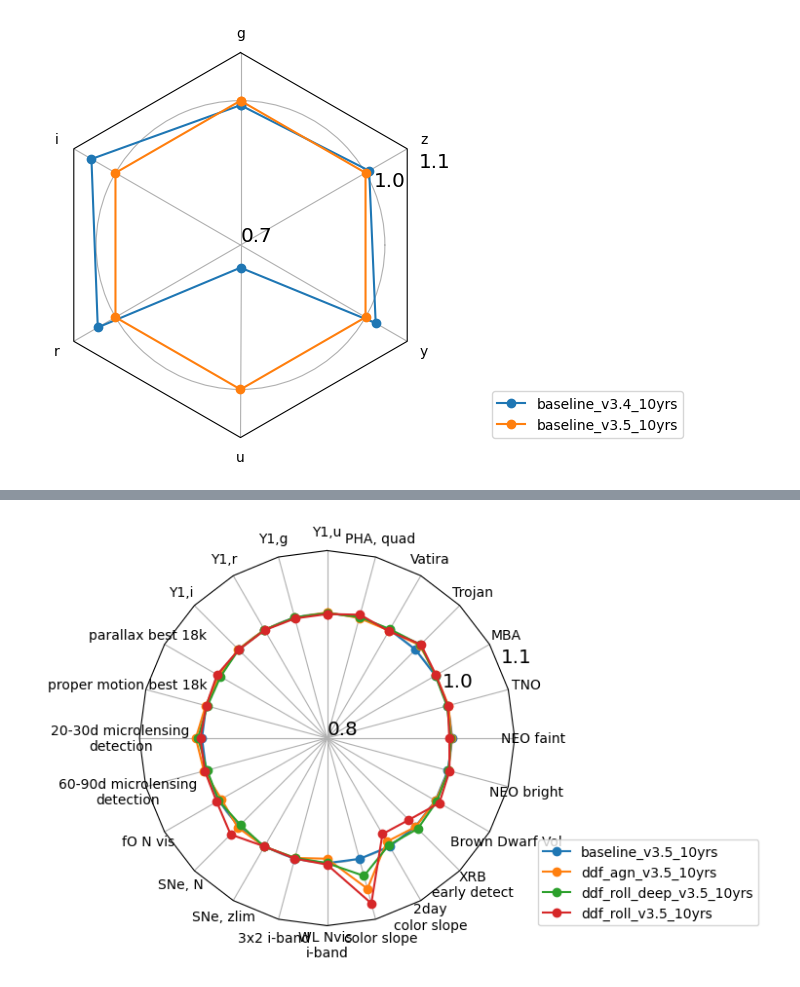
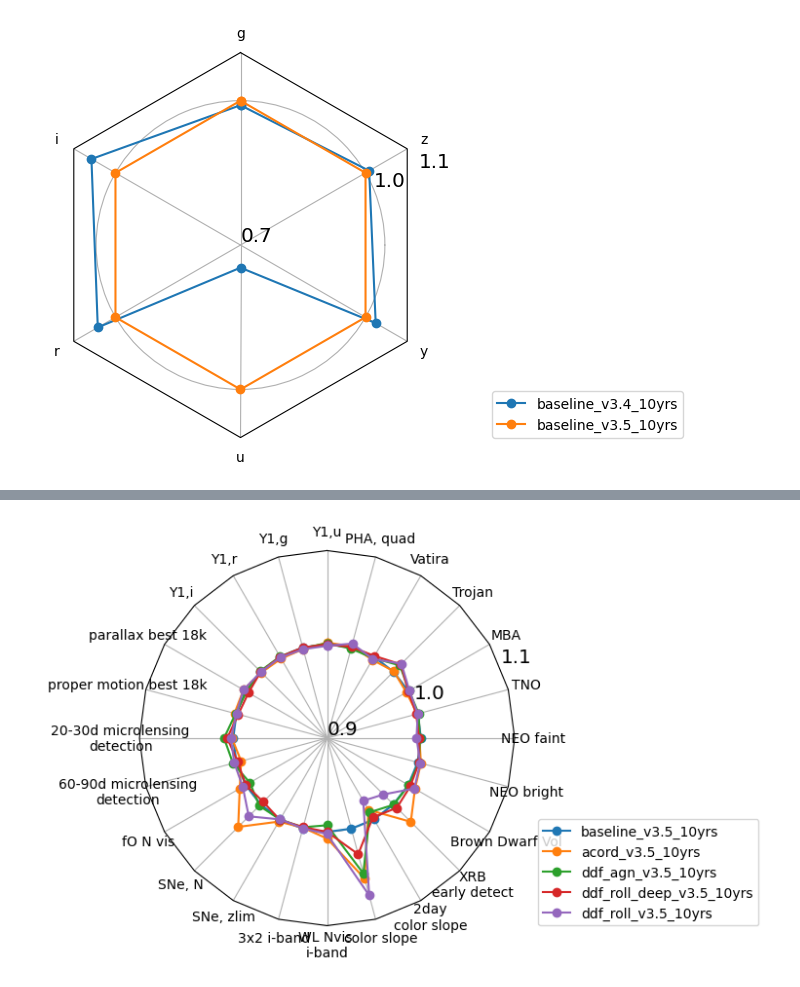
Before and after one commit to lsst-sims/sims_featureScheduler_runs3.5, a Jupyter notebook: maf/quick_look.ipynb, the cells around one changed output, grey strips where cells are left out. Saved outputs shown, nothing was run; the diff lists cells and outputs as text; code cells hidden in the pictures.

```diff
--- a/maf/quick_look.ipynb
+++ b/maf/quick_look.ipynb
@@ -231,8 +210,8 @@ fig, ax = radar(ndata, legend=True, rgrids=[0.8, 1.0, 1.1], bbox_to_anchor=(1.65
 # %%
-runs = ['baseline_v3.5_10yrs']  + [run for run in data.index if 'ddf' in run]
+runs = ['baseline_v3.5_10yrs']  + [run for run in data.index if 'ddf' in run or 'acord' in run]
 # %%
 ndata = norm_df(data, runs, cols=data.columns.values.tolist(),
                 invert_cols=invert_cols, mag_cols = mag_cols, norm_run='baseline_v3.5_10yrs')
-fig, ax = radar(ndata, legend=True, rgrids=[0.8, 1.0, 1.1], bbox_to_anchor=(1.65, 0))
+fig, ax = radar(ndata, legend=True, rgrids=[0.9, 1.0, 1.1], bbox_to_anchor=(1.65, 0))
 # %% [output]
-[figure, old version]
+[figure, new version]
```
Also changed, not shown: parts of 7 cells of this notebook.
